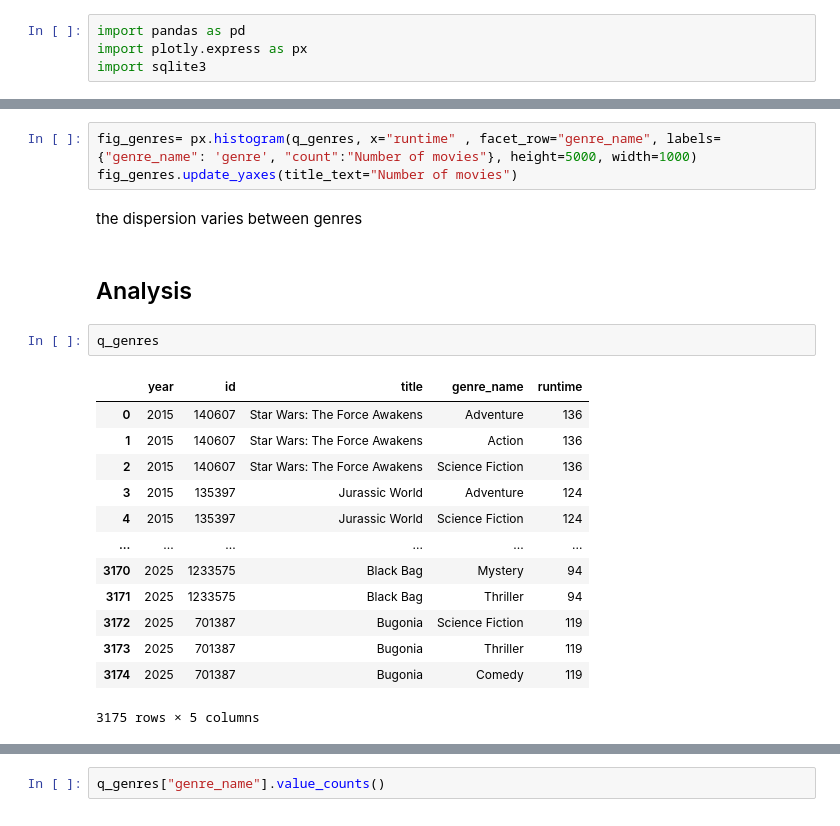
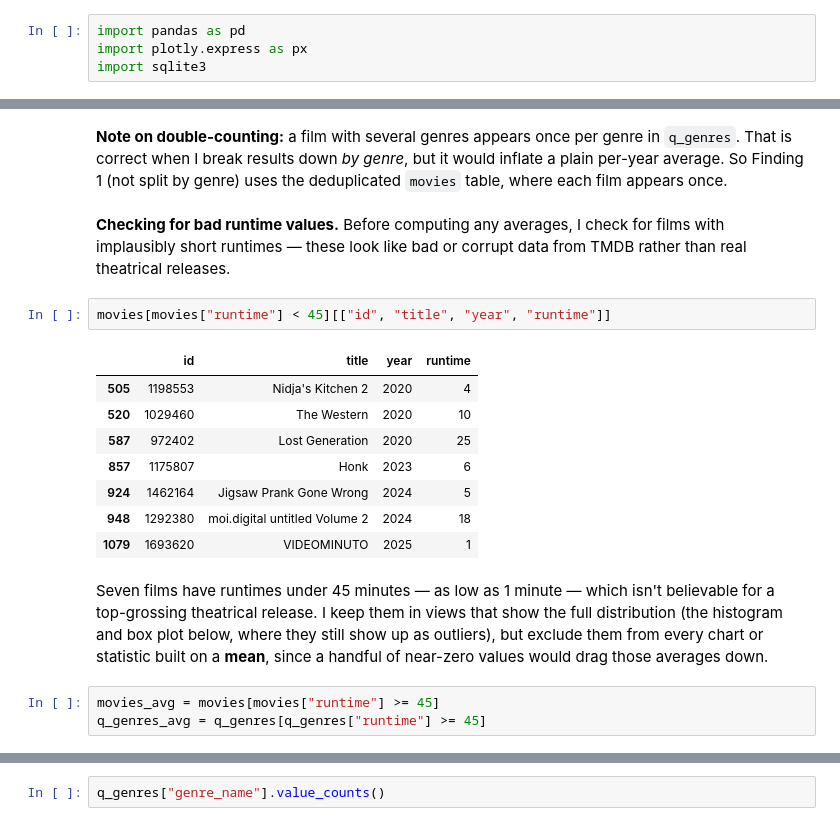
Before and after one commit to domenicapalominoh-lang/me204-final-project, a Jupyter notebook: notebooks/NB03-Data-Analysis.ipynb, the cells around one changed output, grey strips where cells are left out. Cells and saved outputs as stored; diff of their text form.

```diff
--- a/notebooks/NB03-Data-Analysis.ipynb
+++ b/notebooks/NB03-Data-Analysis.ipynb
@@ -63,23 +48,20 @@ q_genres
-# %%
-fig_genres= px.histogram(q_genres, x="runtime" , facet_row="genre_name", labels={"genre_name": 'genre', "count":"Number of movies"}, height=5000, width=1000)
-fig_genres.update_yaxes(title_text="Number of movies")
-# %% [markdown]
-the dispersion varies between genres
-# %% [markdown]
-## Analysis
-# %%
-q_genres
-# %% [output]
-|  | year | id | title | genre_name | runtime |
-| 0 | 2015 | 140607 | Star Wars: The Force Awakens | Adventure | 136 |
-| 1 | 2015 | 140607 | Star Wars: The Force Awakens | Action | 136 |
-| 2 | 2015 | 140607 | Star Wars: The Force Awakens | Science Fiction | 136 |
-| 3 | 2015 | 135397 | Jurassic World | Adventure | 124 |
-| 4 | 2015 | 135397 | Jurassic World | Science Fiction | 124 |
-| ... | ... | ... | ... | ... | ... |
-| 3170 | 2025 | 1233575 | Black Bag | Mystery | 94 |
-| 3171 | 2025 | 1233575 | Black Bag | Thriller | 94 |
-| 3172 | 2025 | 701387 | Bugonia | Science Fiction | 119 |
-| 3173 | 2025 | 701387 | Bugonia | Thriller | 119 |
-| 3174 | 2025 | 701387 | Bugonia | Comedy | 119 |
-3175 rows × 5 columns
+# %% [markdown]
+**Note on double-counting:** a film with several genres appears once per genre in `q_genres`. That is correct when I break results down *by genre*, but it would inflate a plain per-year average. So Finding 1 (not split by genre) uses the deduplicated `movies` table, where each film appears once.
+# %% [markdown]
+**Checking for bad runtime values.** Before computing any averages, I check for films with implausibly short runtimes — these look like bad or corrupt data from TMDB rather than real theatrical releases.
+# %%
+movies[movies["runtime"] < 45][["id", "title", "year", "runtime"]]
+# %% [output]
+|  | id | title | year | runtime |
+| 505 | 1198553 | Nidja's Kitchen 2 | 2020 | 4 |
+| 520 | 1029460 | The Western | 2020 | 10 |
+| 587 | 972402 | Lost Generation | 2020 | 25 |
+| 857 | 1175807 | Honk | 2023 | 6 |
+| 924 | 1462164 | Jigsaw Prank Gone Wrong | 2024 | 5 |
+| 948 | 1292380 | moi.digital untitled Volume 2 | 2024 | 18 |
+| 1079 | 1693620 | VIDEOMINUTO | 2025 | 1 |
+# %% [markdown]
+Seven films have runtimes under 45 minutes — as low as 1 minute — which isn't believable for a top-grossing theatrical release. I keep them in views that show the full distribution (the histogram and box plot below, where they still show up as outliers), but exclude them from every chart or statistic built on a **mean**, since a handful of near-zero values would drag those averages down.
+# %%
+movies_avg = movies[movies["runtime"] >= 45]
+q_genres_avg = q_genres[q_genres["runtime"] >= 45]
```
Also changed, not shown: parts of 36 cells of this notebook, 10 other files.
